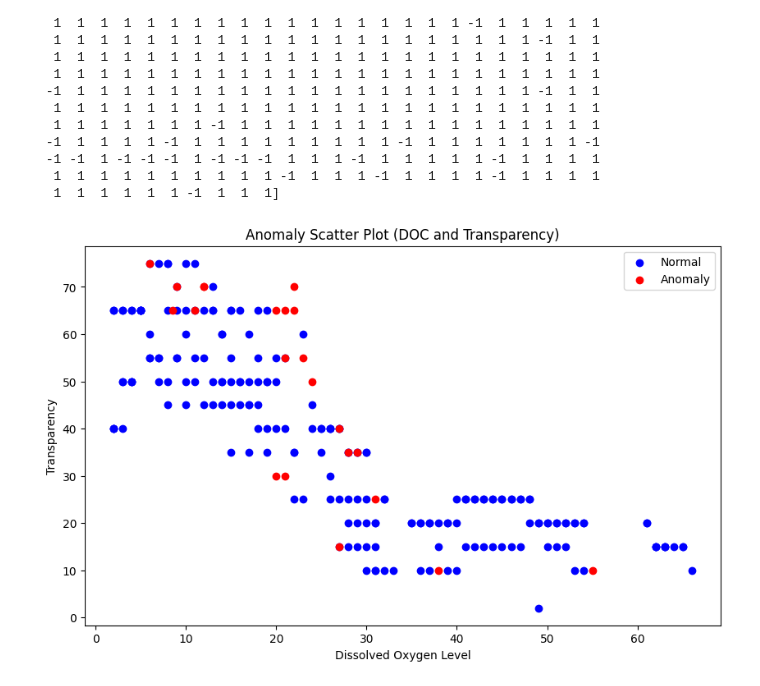
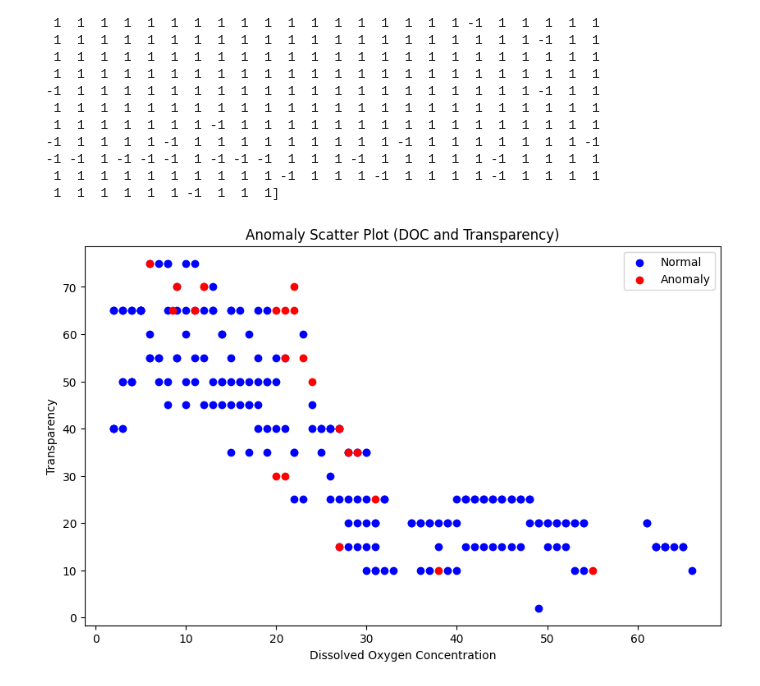
Before and after one commit to dataemperor/Shrimple, a Jupyter notebook: anomaly_detection.ipynb, the cells around one changed output. Saved outputs shown, nothing was run; the diff lists cells and outputs as text; code cells hidden in the pictures.

```diff
--- a/anomaly_detection.ipynb
+++ b/anomaly_detection.ipynb
@@ -206,17 +206,17 @@ print(y_predict)
   1  1  1  1  1  1 -1  1  1  1]
 # %%
 plt.figure(figsize=(10, 6))
-plt.xlabel("Dissolved Oxygen Level")
+plt.xlabel("Dissolved Oxygen Concentration")
 plt.ylabel("Transparency")
 plt.title("Anomaly Scatter Plot (DOC and Transparency)")
 
 normal = X[y_predict == 1]
 plt.scatter(normal['DOC'], normal['Transparency'], c='blue', label='Normal')
 
 anomalies = X[y_predict == -1]
 plt.scatter(anomalies['DOC'], anomalies['Transparency'], c='red', label='Anomaly')
 
 plt.legend()
 plt.show()
 # %% [output]
-[figure, old version]
+[figure, new version]
```
